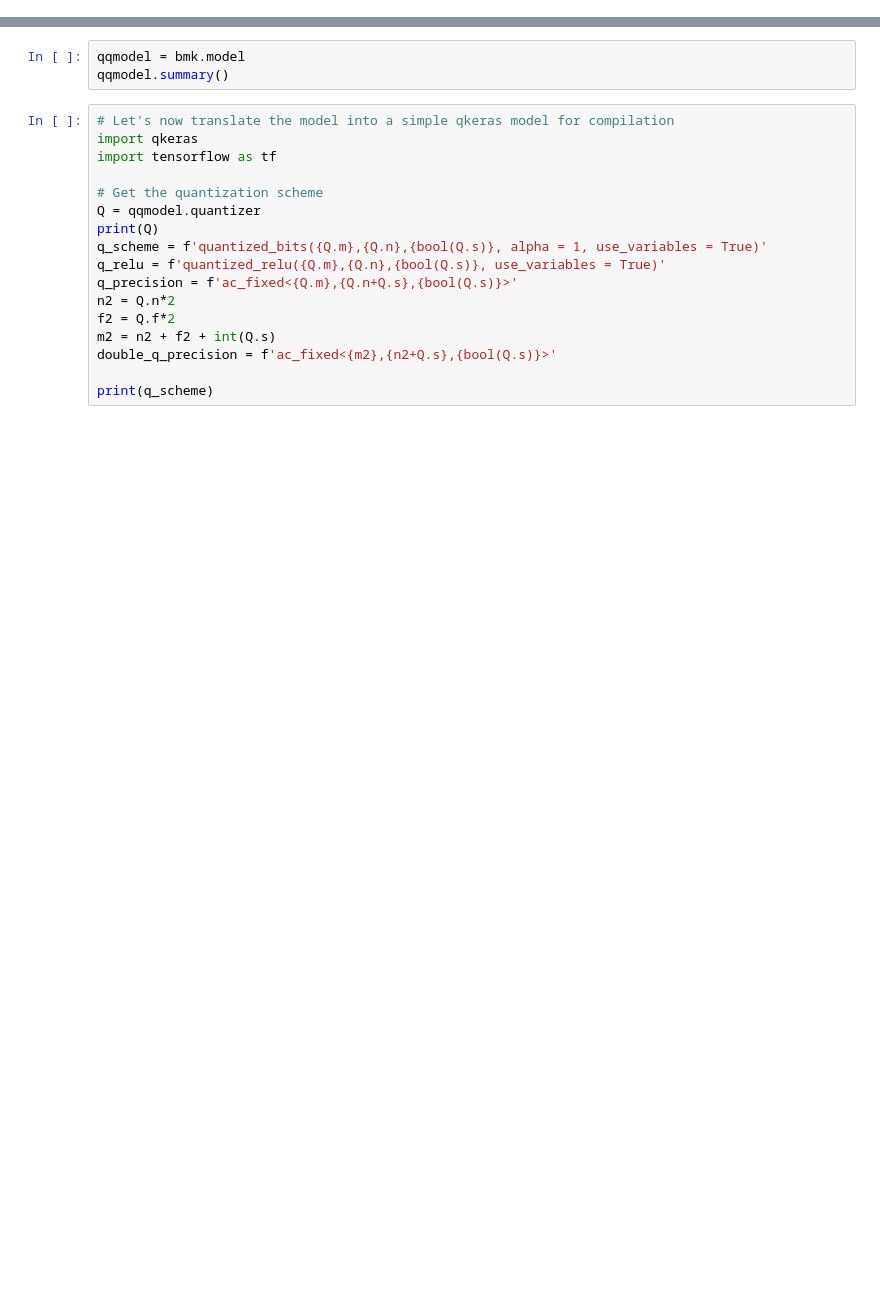
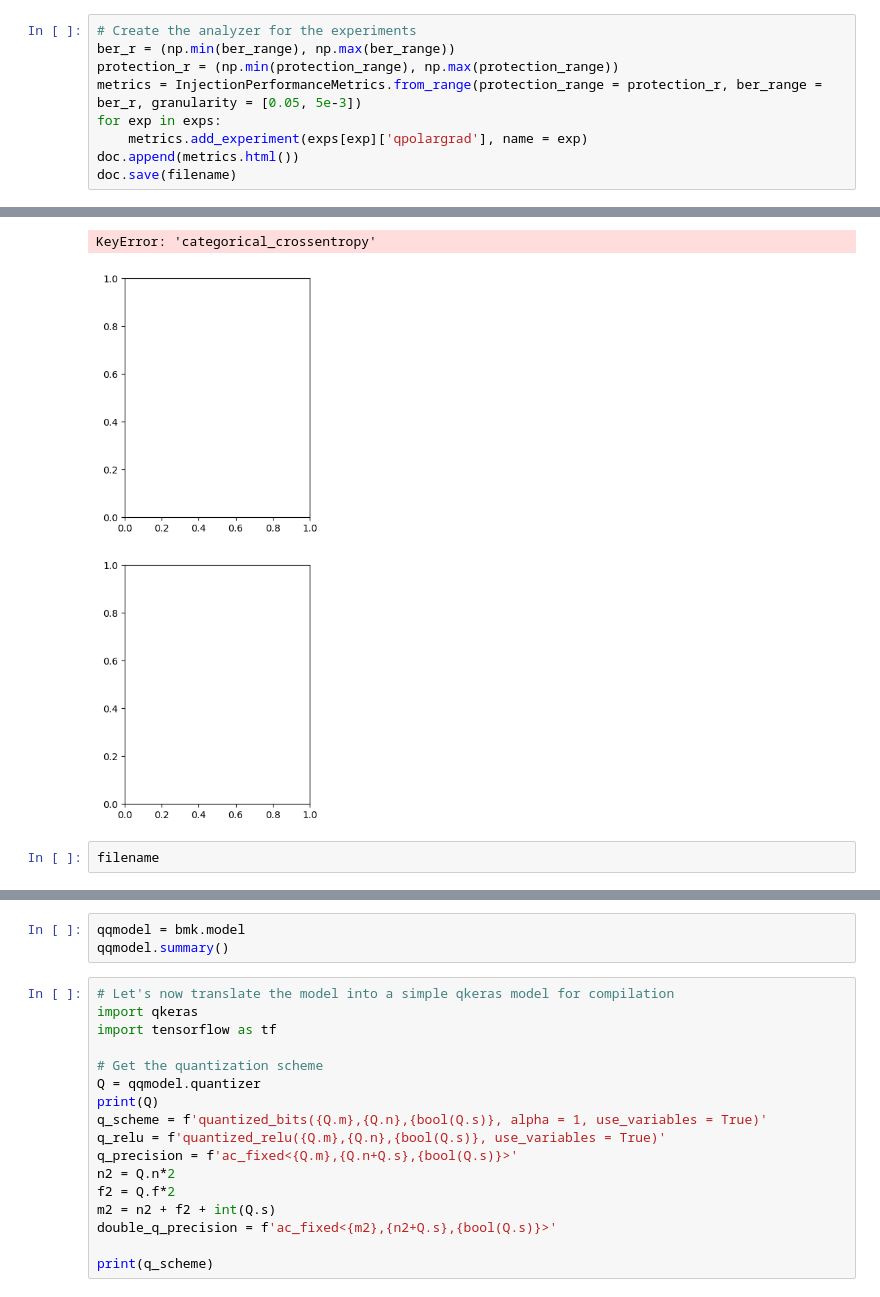
Before and after one commit to manuelblancovalentin/netsurf, a Jupyter notebook: tutorials/7_hls_complete.ipynb, the cells around one changed output, grey strips where cells are left out. Cells and saved outputs as stored; diff of their text form; blank space fills up the shorter version.

```diff
--- a/tutorials/7_hls_complete.ipynb
+++ b/tutorials/7_hls_complete.ipynb
@@ -467,0 +2338,10 @@ doc.save(filename)
+# %%
+# Create the analyzer for the experiments
+ber_r = (np.min(ber_range), np.max(ber_range))
+protection_r = (np.min(protection_range), np.max(protection_range))
+metrics = InjectionPerformanceMetrics.from_range(protection_range = protection_r, ber_range = ber_r, granularity = [0.05, 5e-3])
+for exp in exps:
+    metrics.add_experiment(exps[exp]['qpolargrad'], name = exp)
+doc.append(metrics.html())
+doc.save(filename)
+# %% [output]
@@ -467,0 +2388,4 @@ doc.save(filename)
+KeyError: 'categorical_crossentropy'
+[figure, added]
+# %%
+filename
```
Also changed, not shown: parts of 17 cells of this notebook.
